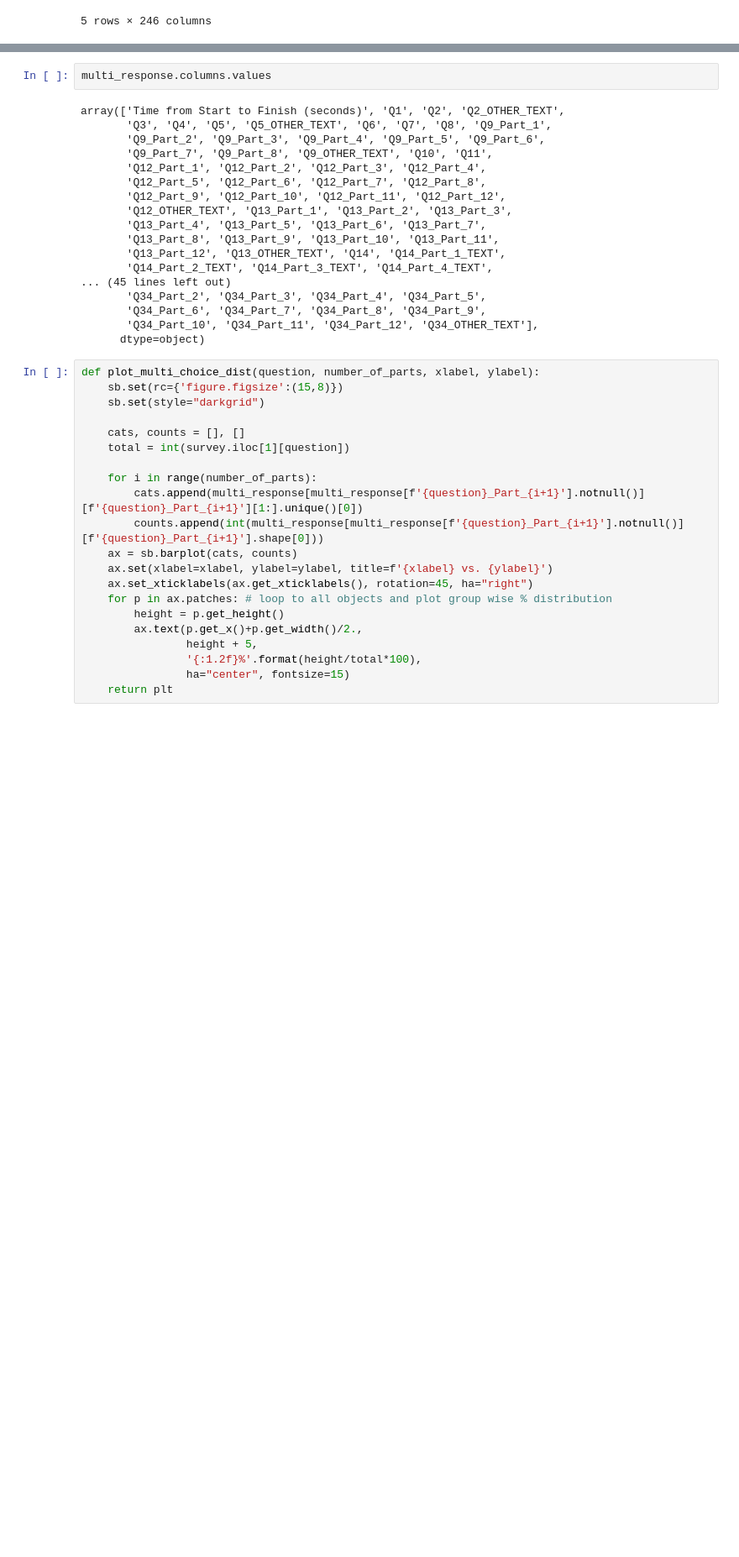
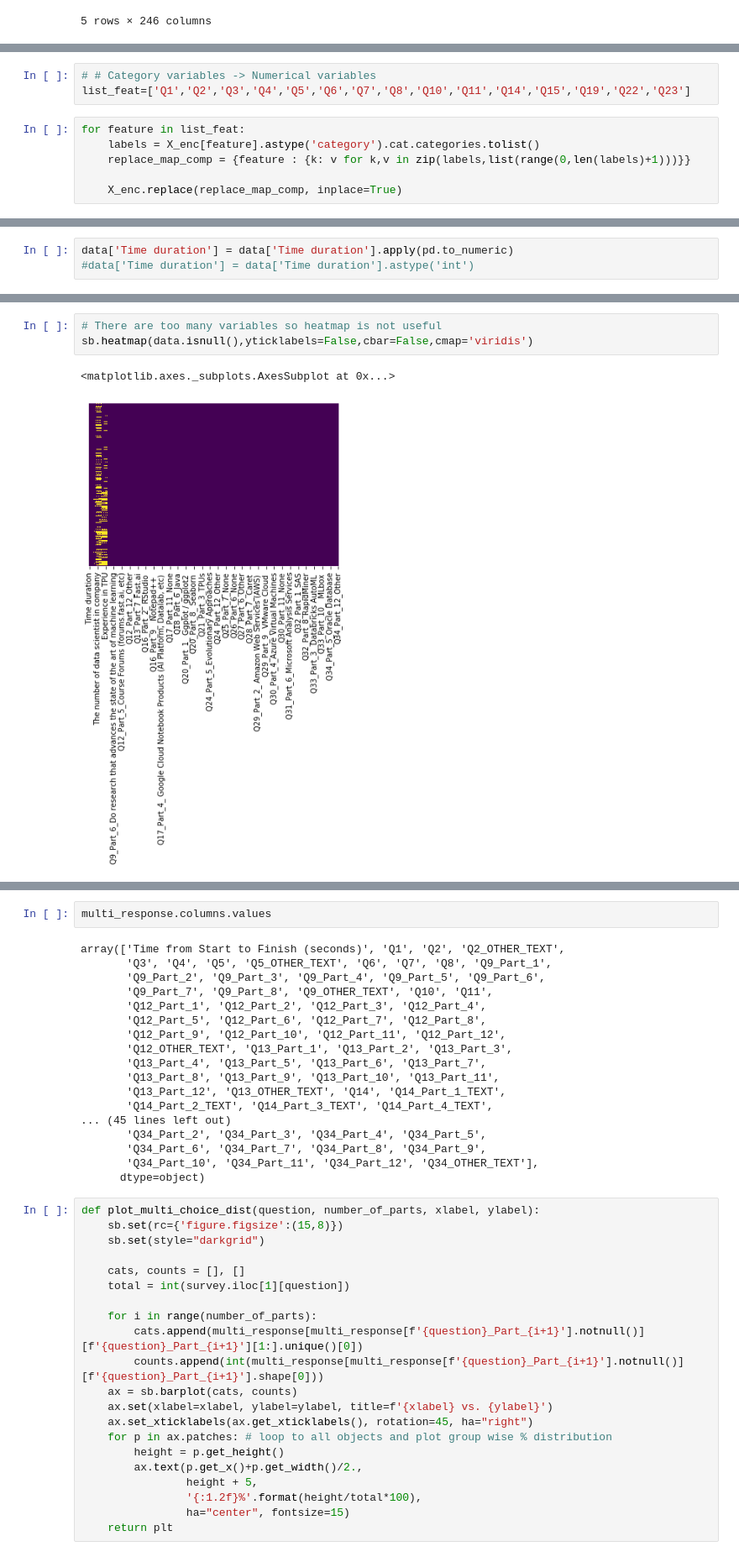
Before and after one commit to Branden-Kang/Kaggle-Competition, a Jupyter notebook: 2019_Kaggle_ML_&_DS_Survey.ipynb, the cells around one changed output, grey strips where cells are left out. Shown at 84% size. Cells and saved outputs as stored; diff of their text form; blank space fills up the shorter version.

```diff
--- a/2019_Kaggle_ML_&_DS_Survey.ipynb
+++ b/2019_Kaggle_ML_&_DS_Survey.ipynb
@@ -129,0 +309,9 @@ survey.head()
+# %%
+# # Category variables -> Numerical variables
+list_feat=['Q1','Q2','Q3','Q4','Q5','Q6','Q7','Q8','Q10','Q11','Q14','Q15','Q19','Q22','Q23']
+# %%
+for feature in list_feat:
+    labels = X_enc[feature].astype('category').cat.categories.tolist()
+    replace_map_comp = {feature : {k: v for k,v in zip(labels,list(range(0,len(labels)+1)))}}
+
+    X_enc.replace(replace_map_comp, inplace=True)
@@ -129,0 +382,3 @@ survey.head()
+# %%
+data['Time duration'] = data['Time duration'].apply(pd.to_numeric)
+#data['Time duration'] = data['Time duration'].astype('int')
@@ -129,0 +434,6 @@ survey.head()
+# %%
+# There are too many variables so heatmap is not useful
+sb.heatmap(data.isnull(),yticklabels=False,cbar=False,cmap='viridis')
+# %% [output]
+<matplotlib.axes._subplots.AxesSubplot at 0x...>
+[figure, added]
```
Also changed, not shown: parts of 38 cells of this notebook.
